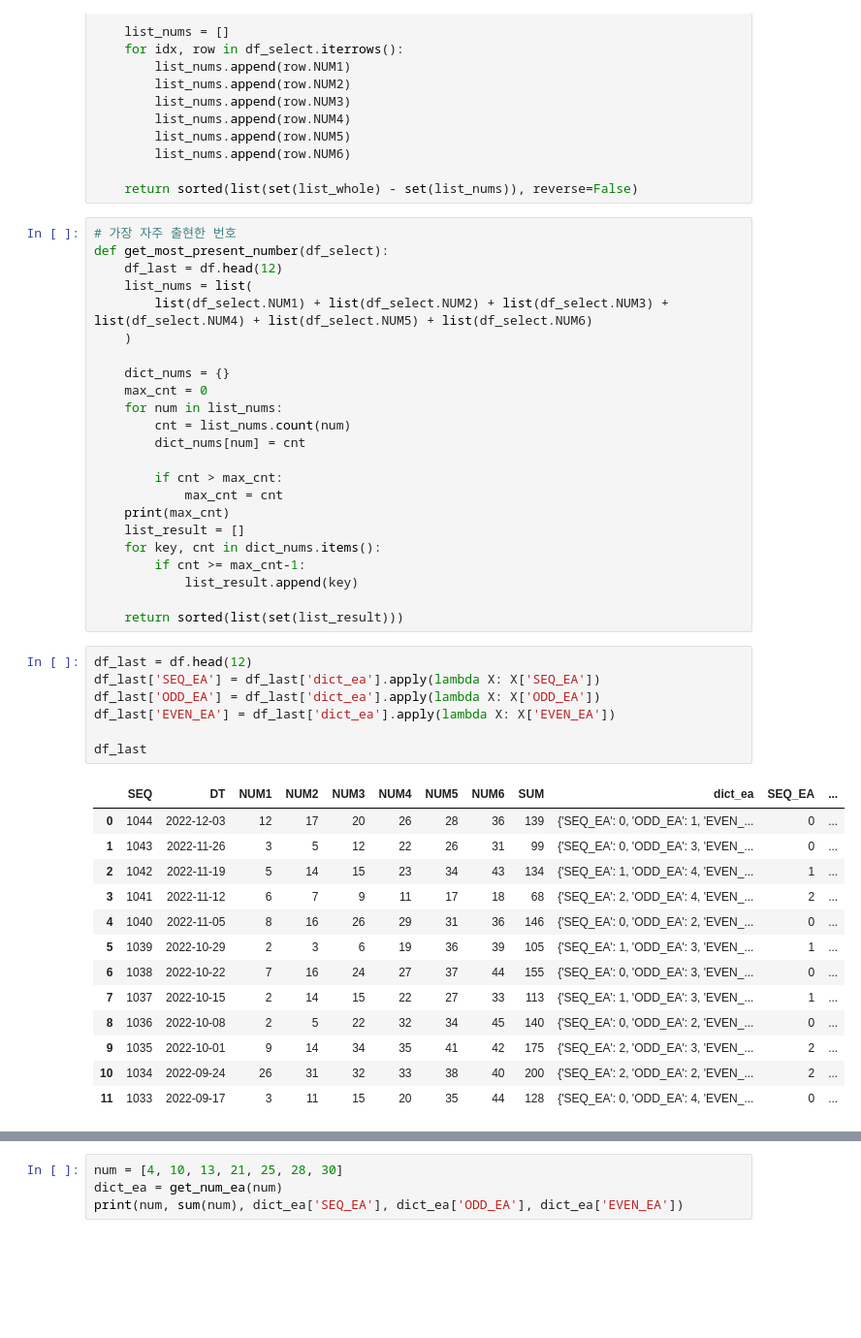
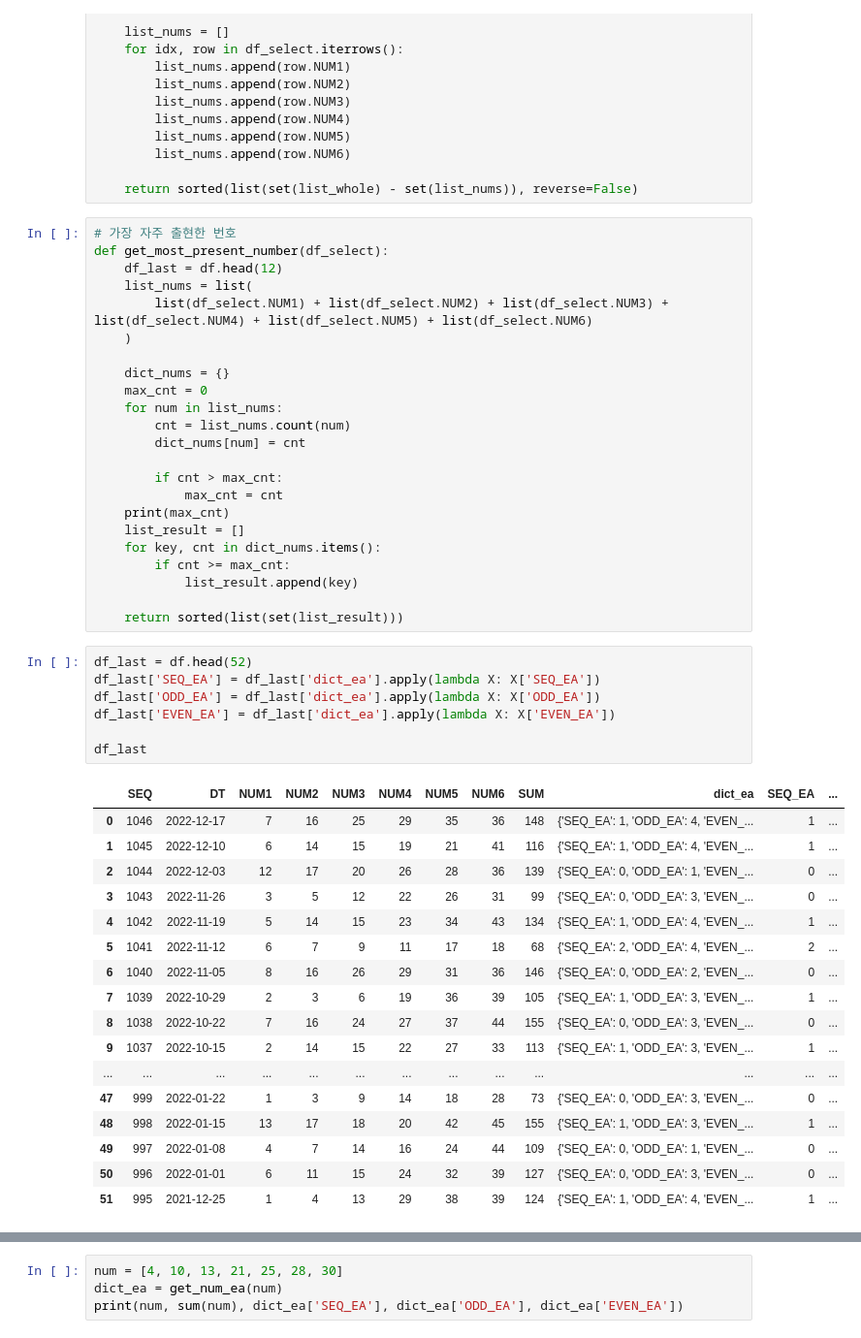
Before and after one commit to etlers/lotto, a Jupyter notebook: lotto.ipynb, the cells around one changed output, grey strips where cells are left out. Shown at 97% size. Drawn from its saved outputs; the diff is of its cells as text; blank space fills up the shorter version.

```diff
--- a/lotto.ipynb
+++ b/lotto.ipynb
@@ -87,28 +90,32 @@ def get_most_present_number(df_select):
     print(max_cnt)
     list_result = []
     for key, cnt in dict_nums.items():
-        if cnt >= max_cnt-1:
+        if cnt >= max_cnt:
             list_result.append(key)
 
     return sorted(list(set(list_result)))
 # %%
-df_last = df.head(12)
+df_last = df.head(52)
 df_last['SEQ_EA'] = df_last['dict_ea'].apply(lambda X: X['SEQ_EA'])
 df_last['ODD_EA'] = df_last['dict_ea'].apply(lambda X: X['ODD_EA'])
 df_last['EVEN_EA'] = df_last['dict_ea'].apply(lambda X: X['EVEN_EA'])
 
 df_last
 # %% [output]
 |  | SEQ | DT | NUM1 | NUM2 | NUM3 | NUM4 | NUM5 | NUM6 | SUM | dict_ea | SEQ_EA | ... |
-| 0 | 1044 | 2022-12-03 | 12 | 17 | 20 | 26 | 28 | 36 | 139 | {'SEQ_EA': 0, 'ODD_EA': 1, 'EVEN_... | 0 | ... |
-| 1 | 1043 | 2022-11-26 | 3 | 5 | 12 | 22 | 26 | 31 | 99 | {'SEQ_EA': 0, 'ODD_EA': 3, 'EVEN_... | 0 | ... |
-| 2 | 1042 | 2022-11-19 | 5 | 14 | 15 | 23 | 34 | 43 | 134 | {'SEQ_EA': 1, 'ODD_EA': 4, 'EVEN_... | 1 | ... |
-| 3 | 1041 | 2022-11-12 | 6 | 7 | 9 | 11 | 17 | 18 | 68 | {'SEQ_EA': 2, 'ODD_EA': 4, 'EVEN_... | 2 | ... |
-| 4 | 1040 | 2022-11-05 | 8 | 16 | 26 | 29 | 31 | 36 | 146 | {'SEQ_EA': 0, 'ODD_EA': 2, 'EVEN_... | 0 | ... |
-| 5 | 1039 | 2022-10-29 | 2 | 3 | 6 | 19 | 36 | 39 | 105 | {'SEQ_EA': 1, 'ODD_EA': 3, 'EVEN_... | 1 | ... |
-| 6 | 1038 | 2022-10-22 | 7 | 16 | 24 | 27 | 37 | 44 | 155 | {'SEQ_EA': 0, 'ODD_EA': 3, 'EVEN_... | 0 | ... |
-| 7 | 1037 | 2022-10-15 | 2 | 14 | 15 | 22 | 27 | 33 | 113 | {'SEQ_EA': 1, 'ODD_EA': 3, 'EVEN_... | 1 | ... |
-| 8 | 1036 | 2022-10-08 | 2 | 5 | 22 | 32 | 34 | 45 | 140 | {'SEQ_EA': 0, 'ODD_EA': 2, 'EVEN_... | 0 | ... |
-| 9 | 1035 | 2022-10-01 | 9 | 14 | 34 | 35 | 41 | 42 | 175 | {'SEQ_EA': 2, 'ODD_EA': 3, 'EVEN_... | 2 | ... |
-| 10 | 1034 | 2022-09-24 | 26 | 31 | 32 | 33 | 38 | 40 | 200 | {'SEQ_EA': 2, 'ODD_EA': 2, 'EVEN_... | 2 | ... |
-| 11 | 1033 | 2022-09-17 | 3 | 11 | 15 | 20 | 35 | 44 | 128 | {'SEQ_EA': 0, 'ODD_EA': 4, 'EVEN_... | 0 | ... |
+| 0 | 1046 | 2022-12-17 | 7 | 16 | 25 | 29 | 35 | 36 | 148 | {'SEQ_EA': 1, 'ODD_EA': 4, 'EVEN_... | 1 | ... |
+| 1 | 1045 | 2022-12-10 | 6 | 14 | 15 | 19 | 21 | 41 | 116 | {'SEQ_EA': 1, 'ODD_EA': 4, 'EVEN_... | 1 | ... |
+| 2 | 1044 | 2022-12-03 | 12 | 17 | 20 | 26 | 28 | 36 | 139 | {'SEQ_EA': 0, 'ODD_EA': 1, 'EVEN_... | 0 | ... |
+| 3 | 1043 | 2022-11-26 | 3 | 5 | 12 | 22 | 26 | 31 | 99 | {'SEQ_EA': 0, 'ODD_EA': 3, 'EVEN_... | 0 | ... |
+| 4 | 1042 | 2022-11-19 | 5 | 14 | 15 | 23 | 34 | 43 | 134 | {'SEQ_EA': 1, 'ODD_EA': 4, 'EVEN_... | 1 | ... |
+| 5 | 1041 | 2022-11-12 | 6 | 7 | 9 | 11 | 17 | 18 | 68 | {'SEQ_EA': 2, 'ODD_EA': 4, 'EVEN_... | 2 | ... |
+| 6 | 1040 | 2022-11-05 | 8 | 16 | 26 | 29 | 31 | 36 | 146 | {'SEQ_EA': 0, 'ODD_EA': 2, 'EVEN_... | 0 | ... |
+| 7 | 1039 | 2022-10-29 | 2 | 3 | 6 | 19 | 36 | 39 | 105 | {'SEQ_EA': 1, 'ODD_EA': 3, 'EVEN_... | 1 | ... |
+| 8 | 1038 | 2022-10-22 | 7 | 16 | 24 | 27 | 37 | 44 | 155 | {'SEQ_EA': 0, 'ODD_EA': 3, 'EVEN_... | 0 | ... |
+| 9 | 1037 | 2022-10-15 | 2 | 14 | 15 | 22 | 27 | 33 | 113 | {'SEQ_EA': 1, 'ODD_EA': 3, 'EVEN_... | 1 | ... |
+| ... | ... | ... | ... | ... | ... | ... | ... | ... | ... | ... | ... | ... |
+| 47 | 999 | 2022-01-22 | 1 | 3 | 9 | 14 | 18 | 28 | 73 | {'SEQ_EA': 0, 'ODD_EA': 3, 'EVEN_... | 0 | ... |
+| 48 | 998 | 2022-01-15 | 13 | 17 | 18 | 20 | 42 | 45 | 155 | {'SEQ_EA': 1, 'ODD_EA': 3, 'EVEN_... | 1 | ... |
+| 49 | 997 | 2022-01-08 | 4 | 7 | 14 | 16 | 24 | 44 | 109 | {'SEQ_EA': 0, 'ODD_EA': 1, 'EVEN_... | 0 | ... |
+| 50 | 996 | 2022-01-01 | 6 | 11 | 15 | 24 | 32 | 39 | 127 | {'SEQ_EA': 0, 'ODD_EA': 3, 'EVEN_... | 0 | ... |
+| 51 | 995 | 2021-12-25 | 1 | 4 | 13 | 29 | 38 | 39 | 124 | {'SEQ_EA': 1, 'ODD_EA': 4, 'EVEN_... | 1 | ... |
```
Also changed, not shown: parts of 27 cells of this notebook, 1 other file.
